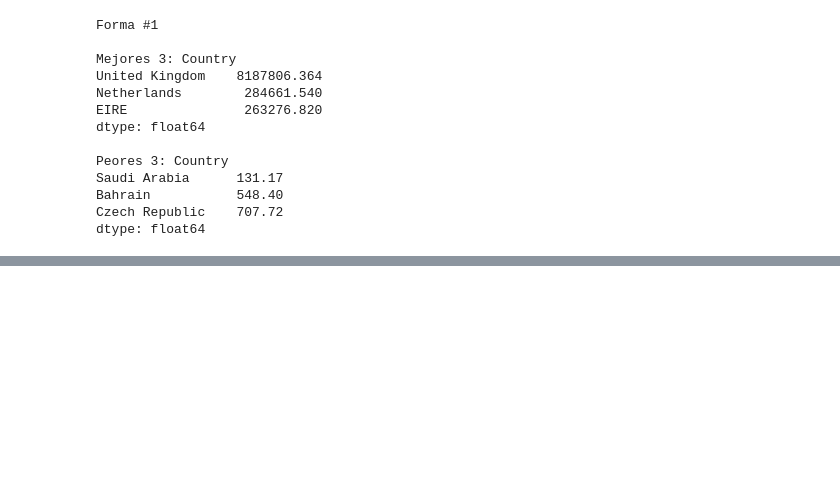
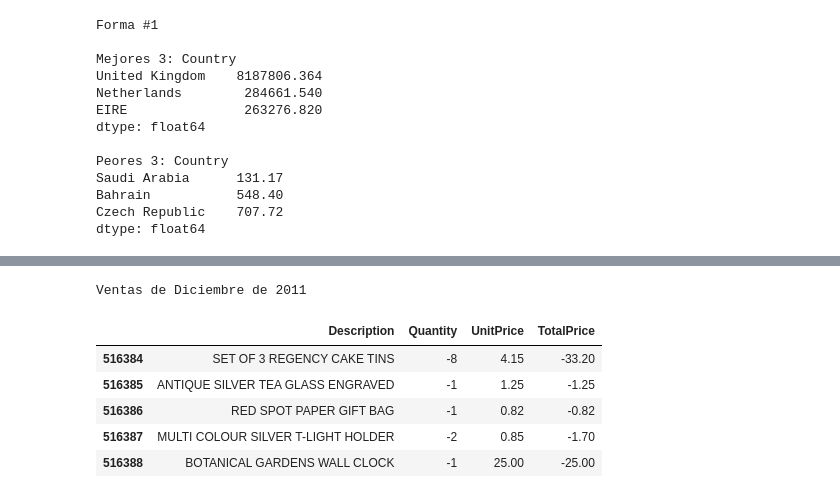
Before and after one commit to pahoalapizco/python_for_data_science, a Jupyter notebook: notebooks/2.0-numpy_pandas_da-pandas.ipynb, the cells around one changed output, grey strips where cells are left out. Drawn from its saved outputs; the diff is of its cells as text; code cells hidden in the pictures; blank space fills up the shorter version.

```diff
--- a/notebooks/2.0-numpy_pandas_da-pandas.ipynb
+++ b/notebooks/2.0-numpy_pandas_da-pandas.ipynb
@@ -645,0 +698,17 @@ dtype: float64
+# %%
+# Solo las ventas de diciembre:
+december_sales = retail_df.loc[
+    (retail_df["InvoiceDate"].dt.year == 2011) & (retail_df["InvoiceDate"].dt.month == 12),
+    ["Description", "Quantity", "UnitPrice", "TotalPrice"]
+  ]
+
+print("Ventas de Diciembre de 2011")
+display(december_sales.head())
+# %% [output]
+Ventas de Diciembre de 2011
+|  | Description | Quantity | UnitPrice | TotalPrice |
+| 516384 | SET OF 3 REGENCY CAKE TINS | -8 | 4.15 | -33.20 |
+| 516385 | ANTIQUE SILVER TEA GLASS ENGRAVED | -1 | 1.25 | -1.25 |
+| 516386 | RED SPOT PAPER GIFT BAG | -1 | 0.82 | -0.82 |
+| 516387 | MULTI COLOUR SILVER T-LIGHT HOLDER | -2 | 0.85 | -1.70 |
+| 516388 | BOTANICAL GARDENS WALL CLOCK | -1 | 25.00 | -25.00 |
```
Also changed, not shown: parts of 6 cells of this notebook.
